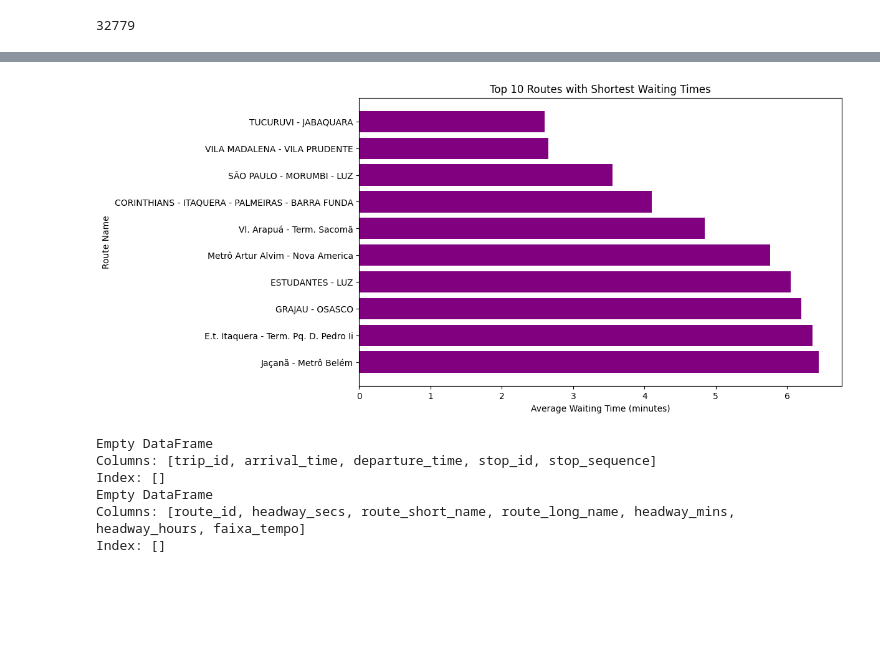
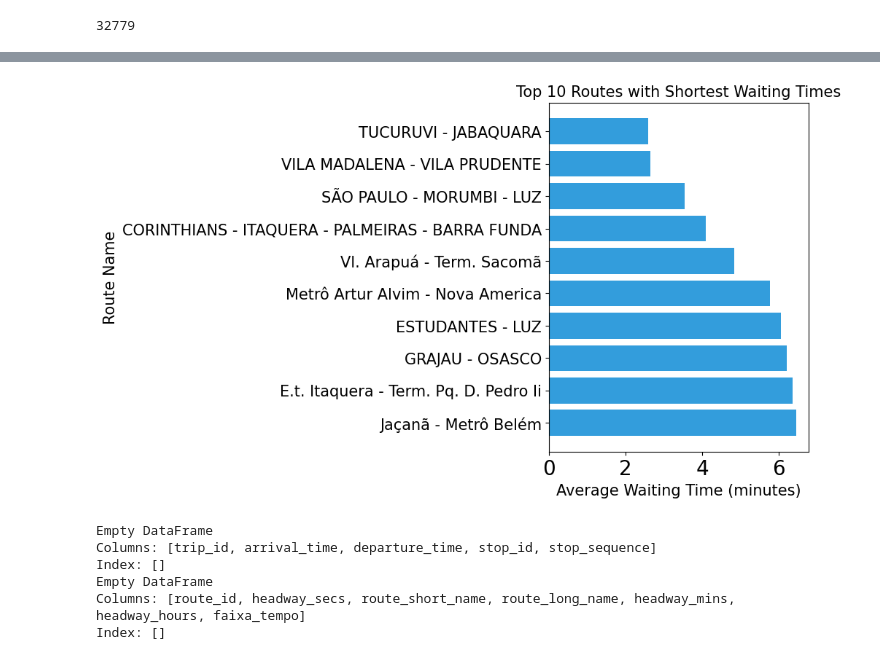
Before and after one commit to Lucas-HenriqueAntonio/SP_Public_Transport_Data_Analysis, a Jupyter notebook: SP_Public_Transport_Data_Analisys.ipynb, the cells around one changed output, grey strips where cells are left out. Drawn from its saved outputs; the diff is of its cells as text; code cells hidden in the pictures; blank space fills up the shorter version.

```diff
--- a/SP_Public_Transport_Data_Analisys.ipynb
+++ b/SP_Public_Transport_Data_Analisys.ipynb
@@ -135,11 +140,23 @@ print(linhas_tempo_espera[['route_short_name', 'route_long_name', 'headway_secs'
 3     12.952381       0.215873
 4     12.952381       0.215873
 # %%
-plt.figure(figsize=(10, 6))
-sns.boxenplot(x='headway_mins', data=linhas_tempo_espera, palette="bright")
-plt.xlabel('Average Waiting Time (minutes)')
-plt.title('General Distribution of Average Waiting Time')
+plt.rcParams.update({
+    'axes.titlesize': 10,
+    'axes.labelsize': 9,
+    'xtick.labelsize': 8,
+    'ytick.labelsize': 8,
+    'legend.fontsize': 8
+})
+
+os.makedirs("figs_eps", exist_ok=True)
+
+plt.figure(figsize=(3.5, 2.5))  # Ideal para coluna única
+sns.boxenplot(x='headway_mins', data=linhas_tempo_espera, palette="bright", linewidth=1.5)
+plt.xlabel('Average Waiting Time (min)')
+plt.title('Distribution of Wait Times')
 plt.grid(True)
+plt.tight_layout(pad=1.0)
+plt.savefig("figs_eps/boxen_wait_time.eps", format="eps", dpi=300, bbox_inches="tight")
 plt.show()
 # %% [output]
 Passing `palette` without assigning `hue` is deprecated and will be removed in v0.14.0. Assign the `y` variable to `hue` and set `legend=False` for the same effect.
@@ -206,22 +294,46 @@ print(top_10_maiores['route_long_name'])
 Name: route_long_name, dtype: object
 # %%
+import os
 import matplotlib.pyplot as plt
 
-linhas_tempo_espera_unicas = linhas_tempo_espera.groupby('route_long_name').min('headway_mins').reset_index()
-
-linhas_tempo_espera_unicas = linhas_tempo_espera_unicas.sort_values('headway_mins', ascending=True)
+# Agrupa e ordena pelas menores médias
+linhas_tempo_espera_unicas = (
+    linhas_tempo_espera
+    .groupby('route_long_name')
+    .min('headway_mins')
+    .reset_index()
+    .sort_values('headway_mins', ascending=True)
+)
 
 top_10_menores = linhas_tempo_espera_unicas.head(10)
 
+# Estilo e pasta
+os.makedirs("figs_eps", exist_ok=True)
+plt.rcParams.update({
+    'axes.titlesize': 15,
+    'axes.labelsize': 15,
+    'xtick.labelsize': 20,
+    'ytick.labelsize': 15
+})
+
+# Gráfico horizontal
 plt.figure(figsize=(10, 6))
-plt.barh(top_10_menores['route_long_name'], top_10_menores['headway_mins'], color='purple')
+plt.barh(
+    top_10_menores['route_long_name'],
+    top_10_menores['headway_mins'],
+    color="#339ddc"  # Azul vivo da paleta customizada
+)
+
 plt.xlabel('Average Waiting Time (minutes)')
 plt.ylabel('Route Name')
 plt.title('Top 10 Routes with Shortest Waiting Times')
 plt.gca().invert_yaxis()
+plt.tight_layout(pad=1.2)
+
+plt.savefig("figs_eps/barh_top10_shortest_wait.eps", format="eps", dpi=300, bbox_inches="tight")
 plt.show()
 # %% [output]
-[figure, old version]
+[figure, new version]
 # %%
 print(stop_times.head(0))
 print(linhas_tempo_espera.head(0))
```
Also changed, not shown: parts of 20 cells of this notebook.
